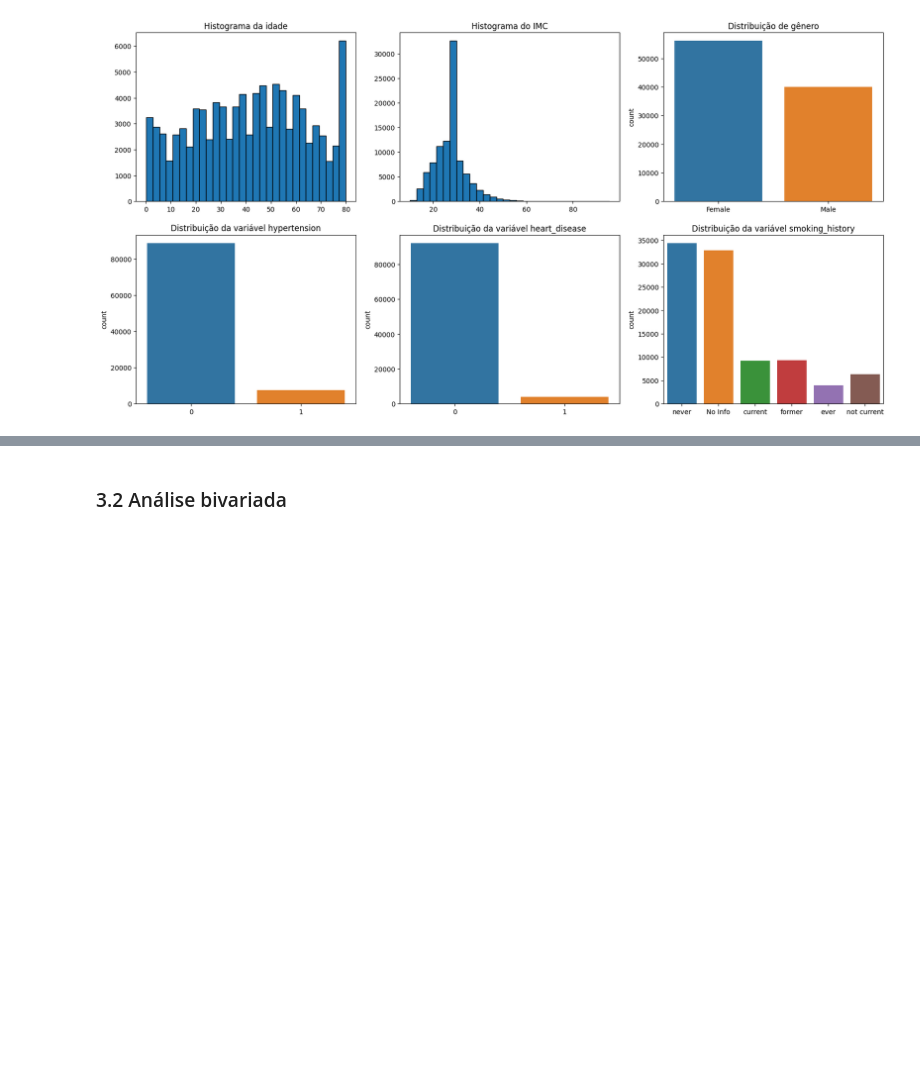
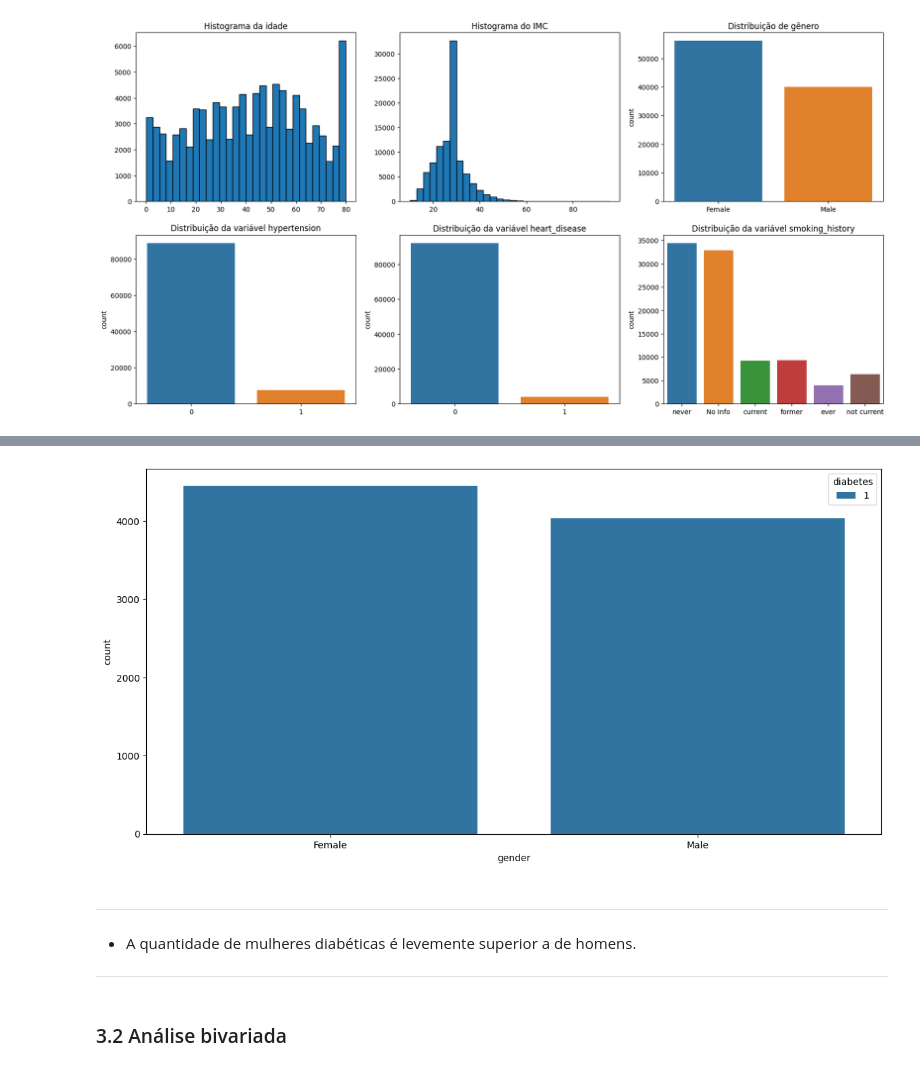
Before and after one commit to atlantico-academy/equipe2-2014.2, a Jupyter notebook: notebooks/01-exploratory_data_analysis.ipynb, the cells around one changed output, grey strips where cells are left out. Cells and saved outputs as stored; diff of their text form; code cells hidden in the pictures; blank space fills up the shorter version.

```diff
--- a/notebooks/01-exploratory_data_analysis.ipynb
+++ b/notebooks/01-exploratory_data_analysis.ipynb
@@ -131,3 +141,18 @@ Text(0.5, 0, '')
+# %%
+#cria gráfico relacionando genero e diabetes
+plt.figure(figsize=(14,7))
+df_diabetes = df[df['diabetes'] == 1]
+pal_gen = dict(Female='pink', Male='cornflowerblue') #cria um dicionário para servir como paleta
+sns.countplot(x='gender',hue='diabetes',data=df_diabetes)
+plt.show()
+# %% [output]
+[figure, added]
+# %% [markdown]
+---
+
+- A quantidade de mulheres diabéticas é levemente superior a de homens.
+
+---
 # %% [markdown]
 ### 3.2 Análise bivariada
 # %%
```
Also changed, not shown: parts of 8 cells of this notebook.
